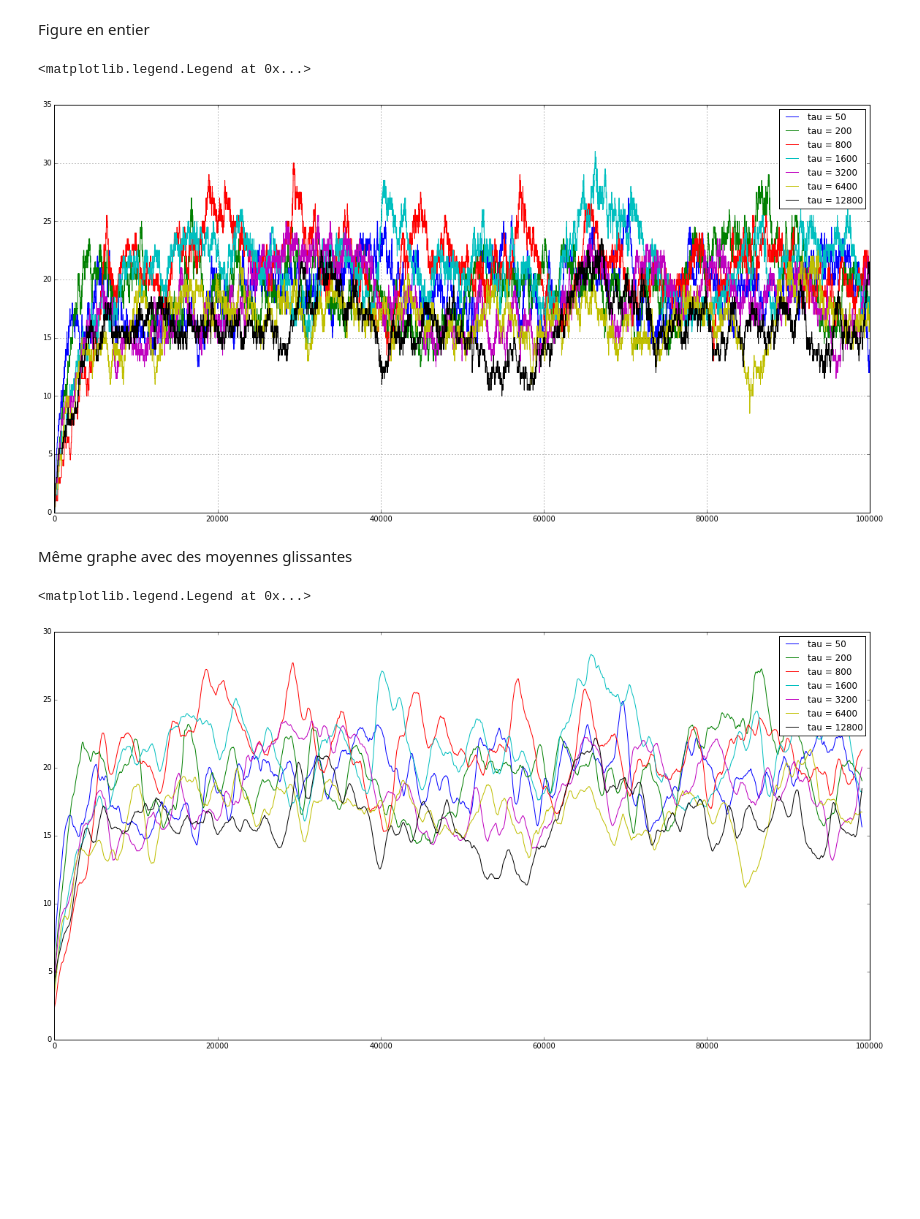
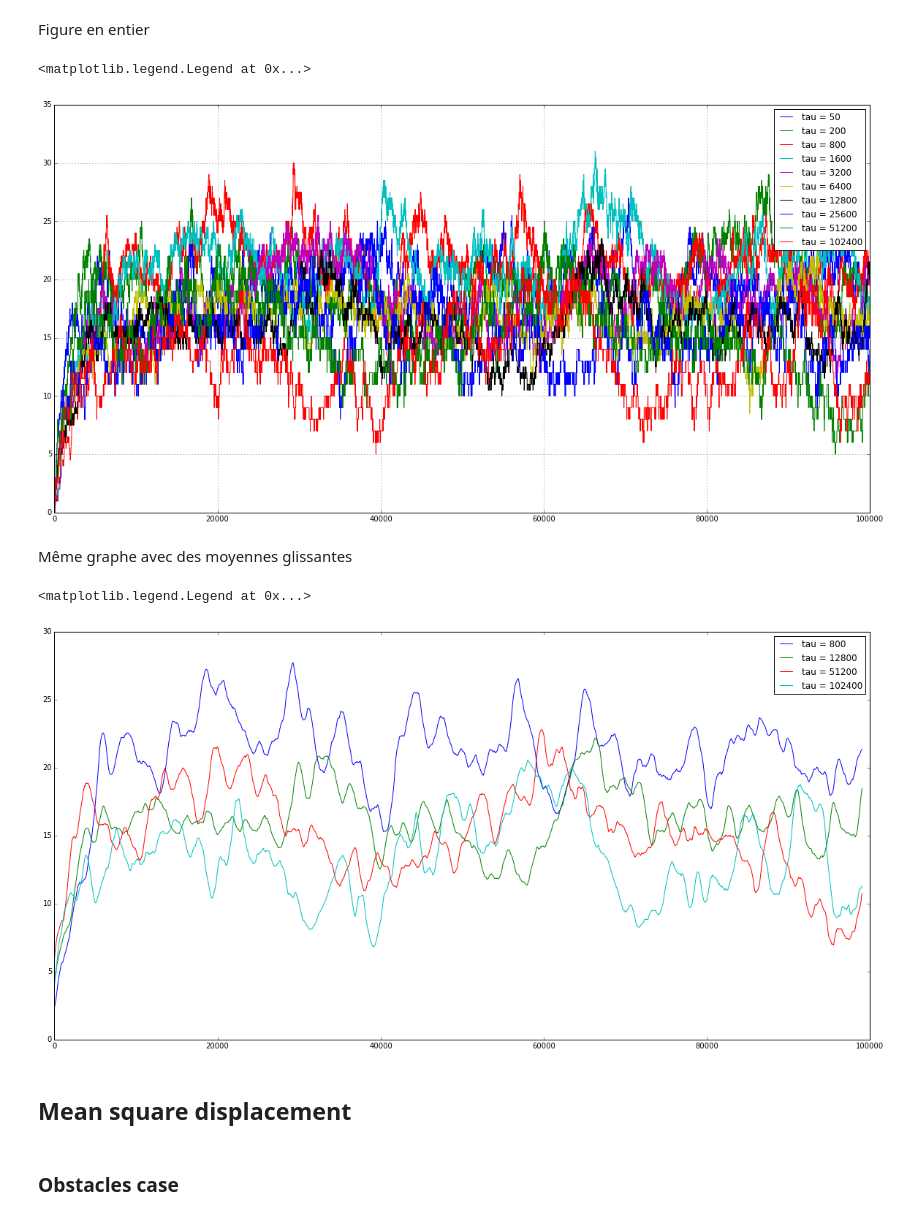
Before and after one commit to clementhenin/dynamical_process, a Jupyter notebook: small_theoretical_study.ipynb, the cells around one changed output. Cells and saved outputs as stored; diff of their text form; code cells hidden in the pictures; blank space fills up the shorter version.

```diff
--- a/small_theoretical_study.ipynb
+++ b/small_theoretical_study.ipynb
@@ -149,6 +149,9 @@ equi_vs_tau_1600 = 1. / 2 * (pd.read_csv("equilibrium_vs_tau/data_1600.csv") + p
 equi_vs_tau_3200 = 1. / 2 * (pd.read_csv("equilibrium_vs_tau/data_3200.csv") + pd.read_csv("equilibrium_vs_tau/data_3200_1.csv"))
 equi_vs_tau_6400 = 1. / 2 * (pd.read_csv("equilibrium_vs_tau/data_6400.csv") + pd.read_csv("equilibrium_vs_tau/data_6400_1.csv"))
 equi_vs_tau_12800 = 1. / 2 * (pd.read_csv("equilibrium_vs_tau/data_12800.csv") + pd.read_csv("equilibrium_vs_tau/data_12800_1.csv"))
+equi_vs_tau_25600 = 1. / 2 * (pd.read_csv("equilibrium_vs_tau/data_25600.csv") + pd.read_csv("equilibrium_vs_tau/data_25600_1.csv"))
+equi_vs_tau_51200 = 1. / 2 * (pd.read_csv("equilibrium_vs_tau/data_51200.csv") + pd.read_csv("equilibrium_vs_tau/data_51200_1.csv"))
+equi_vs_tau_102400 = 1. / 2 * (pd.read_csv("equilibrium_vs_tau/data_102400.csv") + pd.read_csv("equilibrium_vs_tau/data_102400_1.csv"))
 # %% [markdown]
 Figure telle qu'elle est sur le papier
 # %%
@@ -169,16 +175,19 @@ Figure en entier
 # %%
 plt.figure(figsize=(20, 10))
 equi_vs_tau_50['C'].plot(label="tau = 50")
 equi_vs_tau_200['C'].plot(label="tau = 200")
 equi_vs_tau_800['C'].plot(label="tau = 800")
 equi_vs_tau_1600['C'].plot(label="tau = 1600")
 equi_vs_tau_3200['C'].plot(label="tau = 3200")
 equi_vs_tau_6400['C'].plot(label="tau = 6400")
 equi_vs_tau_12800['C'].plot(label="tau = 12800")
+equi_vs_tau_25600['C'].plot(label="tau = 25600")
+equi_vs_tau_51200['C'].plot(label="tau = 51200")
+equi_vs_tau_102400['C'].plot(label="tau = 102400")
 plt.legend()
 # %% [output]
 <matplotlib.legend.Legend at 0x...>
-[figure, old version]
+[figure, new version]
 # %% [markdown]
 Même graphe avec des moyennes glissantes
 # %%
@@ -192,13 +204,20 @@ graph_12800 = {i: np.mean(d) for i, d in enumerate(window(equi_vs_tau_12800['C']
 # %%
 plt.figure(figsize=(20, 10))
-plt.plot(graph_50.keys(), graph_50.values(), label="tau = 50")
-plt.plot(graph_200.keys(), graph_200.values(), label="tau = 200")
+#plt.plot(graph_50.keys(), graph_50.values(), label="tau = 50")
+#plt.plot(graph_200.keys(), graph_200.values(), label="tau = 200")
 plt.plot(graph_800.keys(), graph_800.values(), label="tau = 800")
-plt.plot(graph_1600.keys(), graph_1600.values(), label="tau = 1600")
-plt.plot(graph_3200.keys(), graph_3200.values(), label="tau = 3200")
-plt.plot(graph_6400.keys(), graph_6400.values(), label="tau = 6400")
+#plt.plot(graph_1600.keys(), graph_1600.values(), label="tau = 1600")
+#plt.plot(graph_3200.keys(), graph_3200.values(), label="tau = 3200")
+#plt.plot(graph_6400.keys(), graph_6400.values(), label="tau = 6400")
 plt.plot(graph_12800.keys(), graph_12800.values(), label="tau = 12800")
+#plt.plot(graph_25600.keys(), graph_25600.values(), label="tau = 25600")
+plt.plot(graph_51200.keys(), graph_51200.values(), label="tau = 51200")
+plt.plot(graph_102400.keys(), graph_102400.values(), label="tau = 102400")
 plt.legend()
 # %% [output]
 <matplotlib.legend.Legend at 0x...>
-[figure, old version]
+[figure, new version]
+# %% [markdown]
+## Mean square displacement
+# %% [markdown]
+### Obstacles case
```
Also changed, not shown: parts of 9 cells of this notebook, 1 other file.
